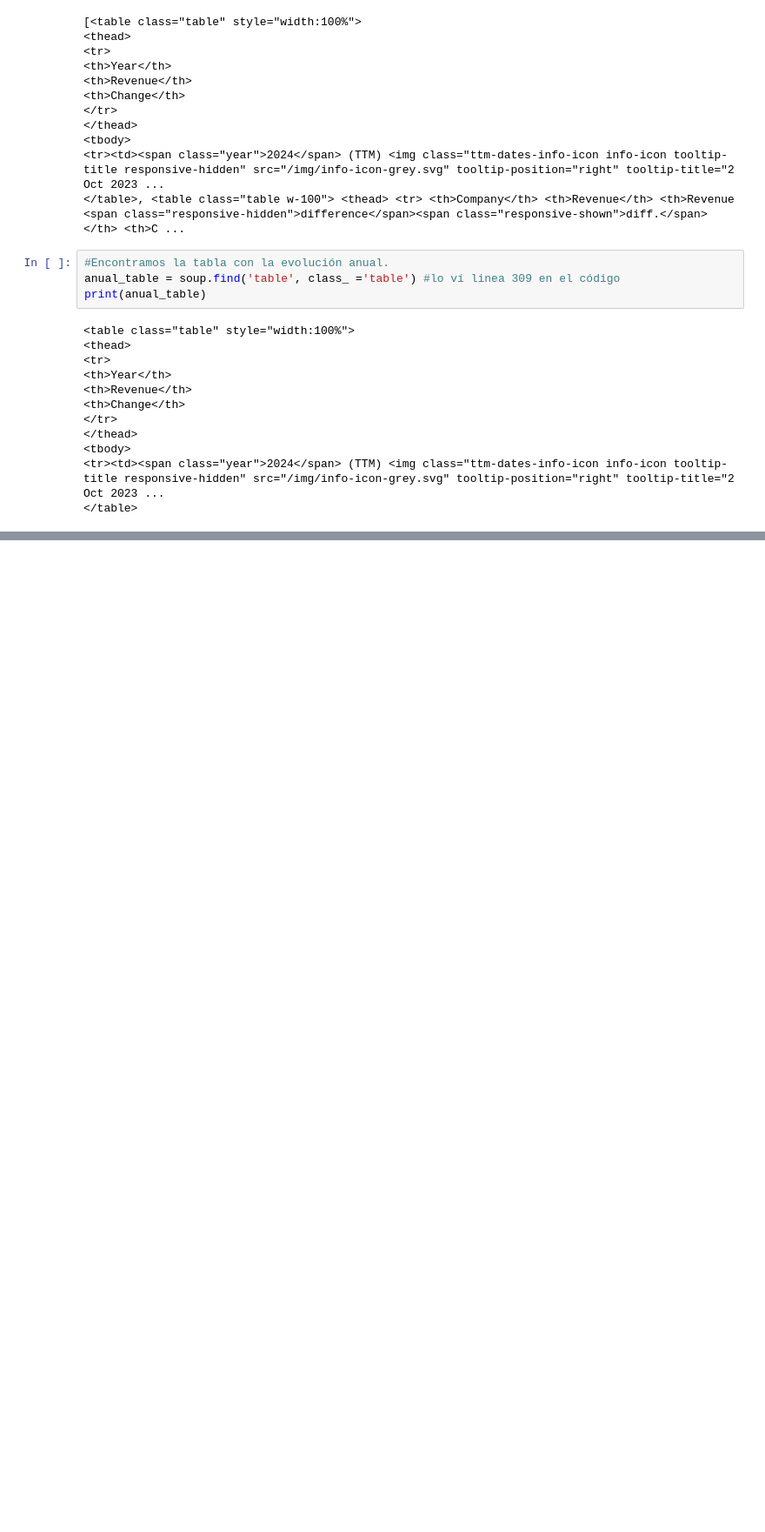
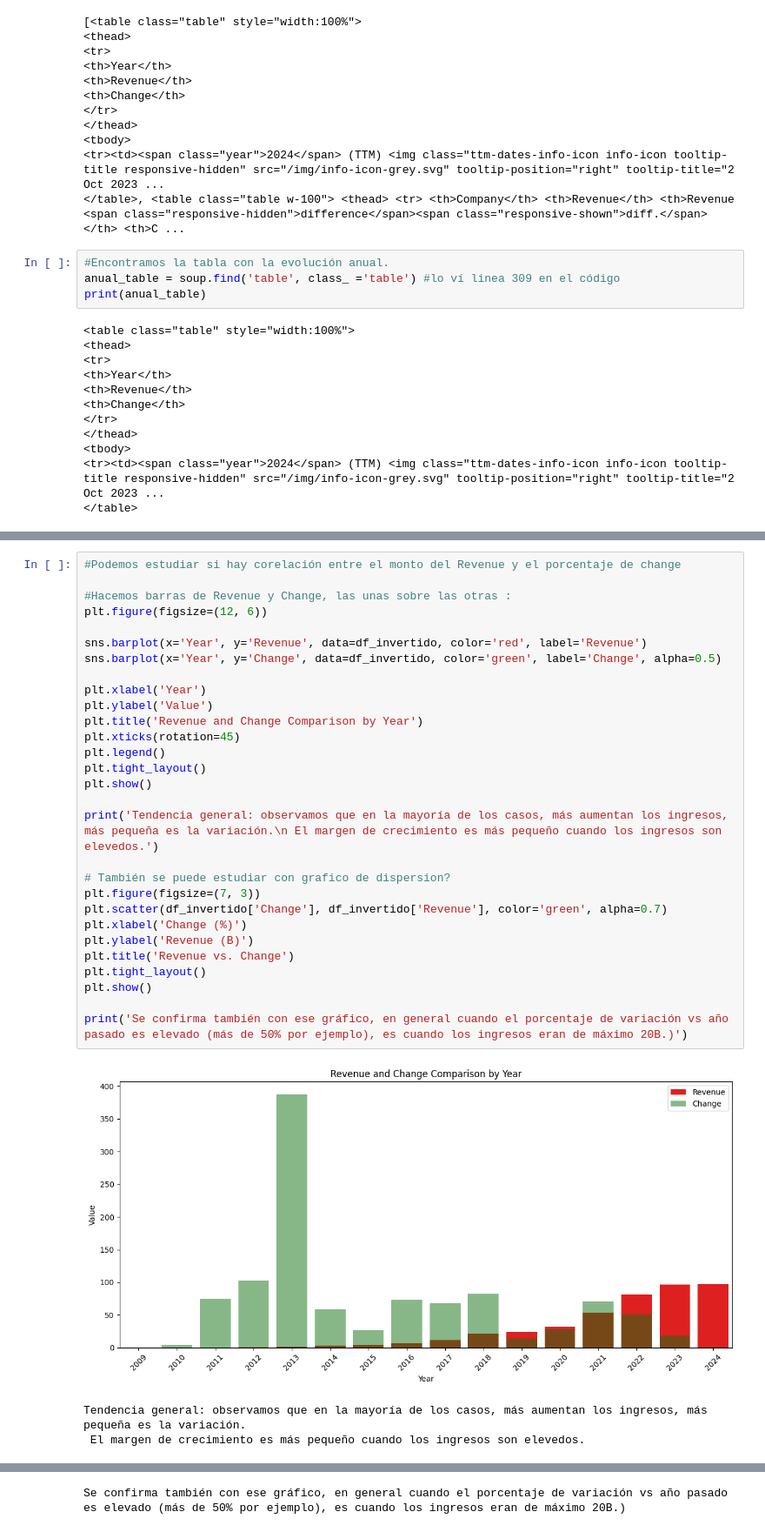
Before and after one commit to 4GeeksAcademy/pauline---web-scraping-project-tutorial, a Jupyter notebook: src/explore.es.ipynb, the cells around one changed output, grey strips where cells are left out. Shown at 87% size. Drawn from its saved outputs; the diff is of its cells as text; blank space fills up the shorter version.

```diff
--- a/src/explore.es.ipynb
+++ b/src/explore.es.ipynb
@@ -136,0 +252,33 @@ df_anual_table
+# %%
+#Podemos estudiar si hay corelación entre el monto del Revenue y el porcentaje de change
+
+#Hacemos barras de Revenue y Change, las unas sobre las otras :
+plt.figure(figsize=(12, 6))
+
+sns.barplot(x='Year', y='Revenue', data=df_invertido, color='red', label='Revenue')
+sns.barplot(x='Year', y='Change', data=df_invertido, color='green', label='Change', alpha=0.5)
+
+plt.xlabel('Year')
+plt.ylabel('Value')
+plt.title('Revenue and Change Comparison by Year')
+plt.xticks(rotation=45)
+plt.legend()
+plt.tight_layout()
+plt.show()
+
+print('Tendencia general: observamos que en la mayoría de los casos, más aumentan los ingresos, más pequeña es la variación.\n El margen de crecimiento es más pequeño cuando los ingresos son elevedos.')
+
+# También se puede estudiar con grafico de dispersion?
+plt.figure(figsize=(7, 3))
+plt.scatter(df_invertido['Change'], df_invertido['Revenue'], color='green', alpha=0.7)
+plt.xlabel('Change (%)')
+plt.ylabel('Revenue (B)')
+plt.title('Revenue vs. Change')
+plt.tight_layout()
+plt.show()
+
+print('Se confirma también con ese gráfico, en general cuando el porcentaje de variación vs año pasado es elevado (más de 50% por ejemplo), es cuando los ingresos eran de máximo 20B.)')
+# %% [output]
+[figure, added]
+Tendencia general: observamos que en la mayoría de los casos, más aumentan los ingresos, más pequeña es la variación.
+ El margen de crecimiento es más pequeño cuando los ingresos son elevedos.
@@ -136,0 +286 @@ df_anual_table
+Se confirma también con ese gráfico, en general cuando el porcentaje de variación vs año pasado es elevado (más de 50% por ejemplo), es cuando los ingresos eran de máximo 20B.)
```
Also changed, not shown: parts of 6 cells of this notebook, 1 other file.
